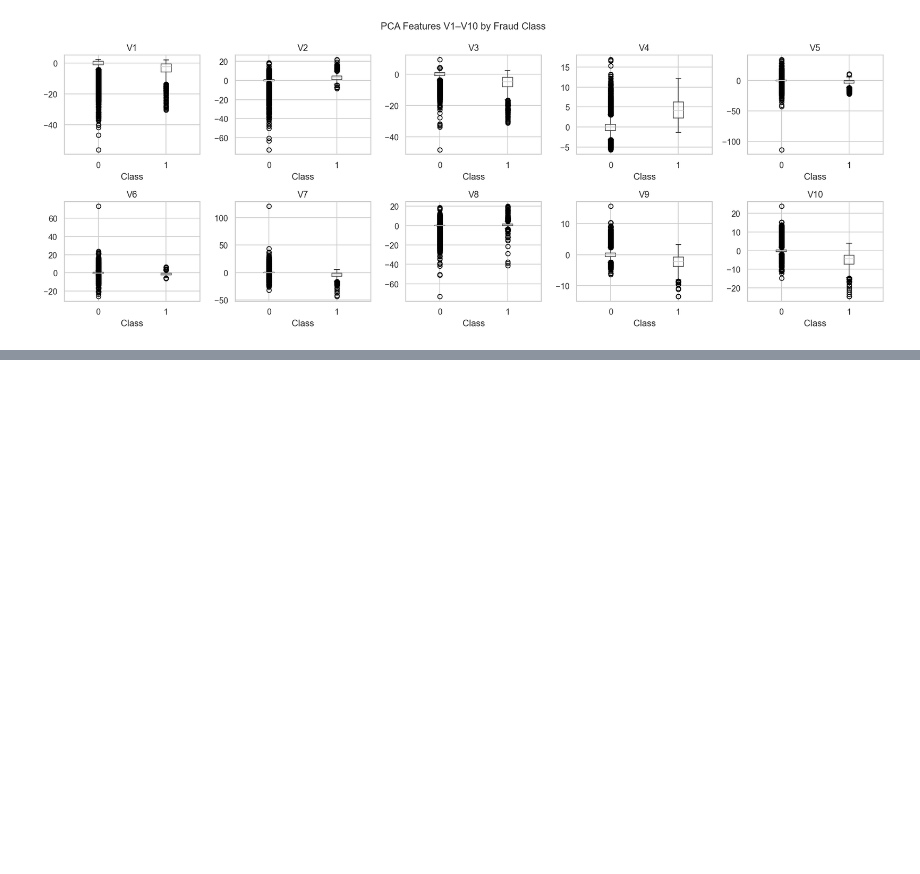
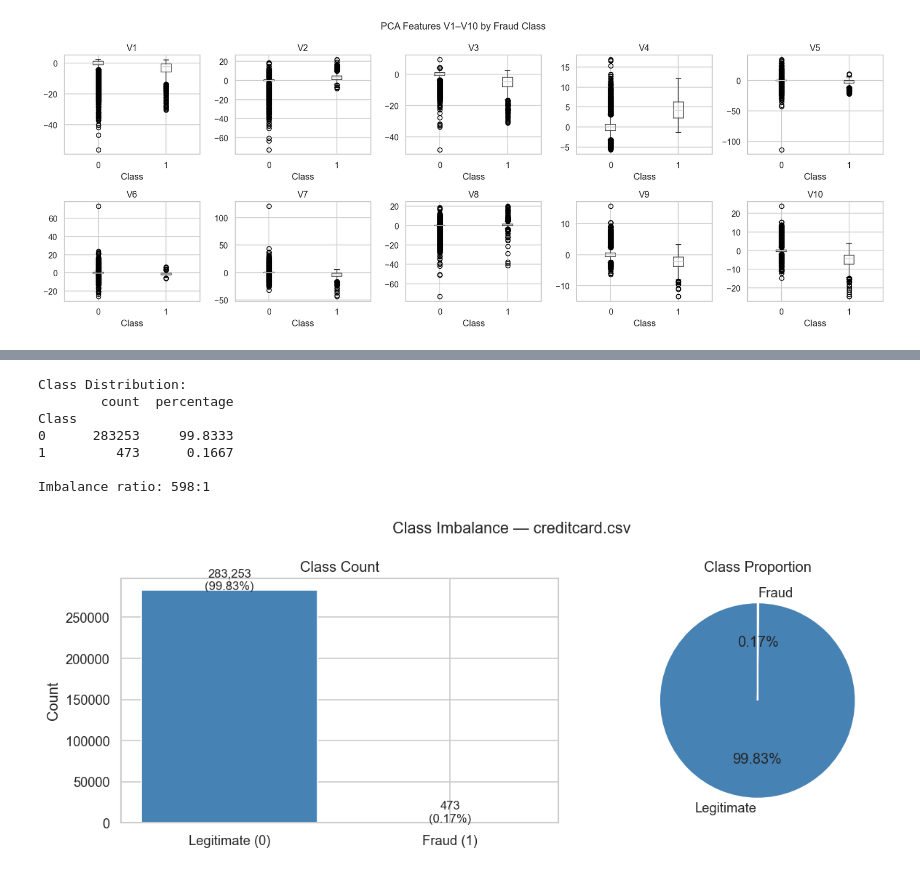
Before and after one commit to Redeat-Birhane/fraud-detection, a Jupyter notebook: notebooks/eda-creditcard.ipynb, the cells around one changed output, grey strips where cells are left out. Saved outputs shown, nothing was run; the diff lists cells and outputs as text; code cells hidden in the pictures; blank space fills up the shorter version.

```diff
--- a/notebooks/eda-creditcard.ipynb
+++ b/notebooks/eda-creditcard.ipynb
@@ -204,0 +212,34 @@ plt.show()
+# %%
+cc_counts = cc_df['Class'].value_counts()
+cc_pct = cc_df['Class'].value_counts(normalize=True) * 100
+
+print('Class Distribution:')
+print(pd.DataFrame({'count': cc_counts, 'percentage': cc_pct.round(4)}))
+print(f'\nImbalance ratio: {cc_counts[0] // cc_counts[1]}:1')
+
+fig, axes = plt.subplots(1, 2, figsize=(11, 4))
+
+axes[0].bar(['Legitimate (0)', 'Fraud (1)'], cc_counts.values,
+             color=['steelblue', 'crimson'], edgecolor='white')
+for i, v in enumerate(cc_counts.values):
+    axes[0].text(i, v + 500, f'{v:,}\n({cc_pct.values[i]:.2f}%)',
+                 ha='center', fontsize=10)
+axes[0].set_title('Class Count')
+axes[0].set_ylabel('Count')
+
+axes[1].pie(cc_counts.values, labels=['Legitimate', 'Fraud'],
+             colors=['steelblue', 'crimson'], autopct='%1.2f%%', startangle=90)
+axes[1].set_title('Class Proportion')
+
+plt.suptitle('Class Imbalance — creditcard.csv', fontsize=13)
+plt.tight_layout()
+plt.show()
+# %% [output]
+Class Distribution:
+        count  percentage
+Class
+0      283253     99.8333
+1         473      0.1667
+
+Imbalance ratio: 598:1
+[figure, added]
```
Also changed, not shown: parts of 5 cells of this notebook.
